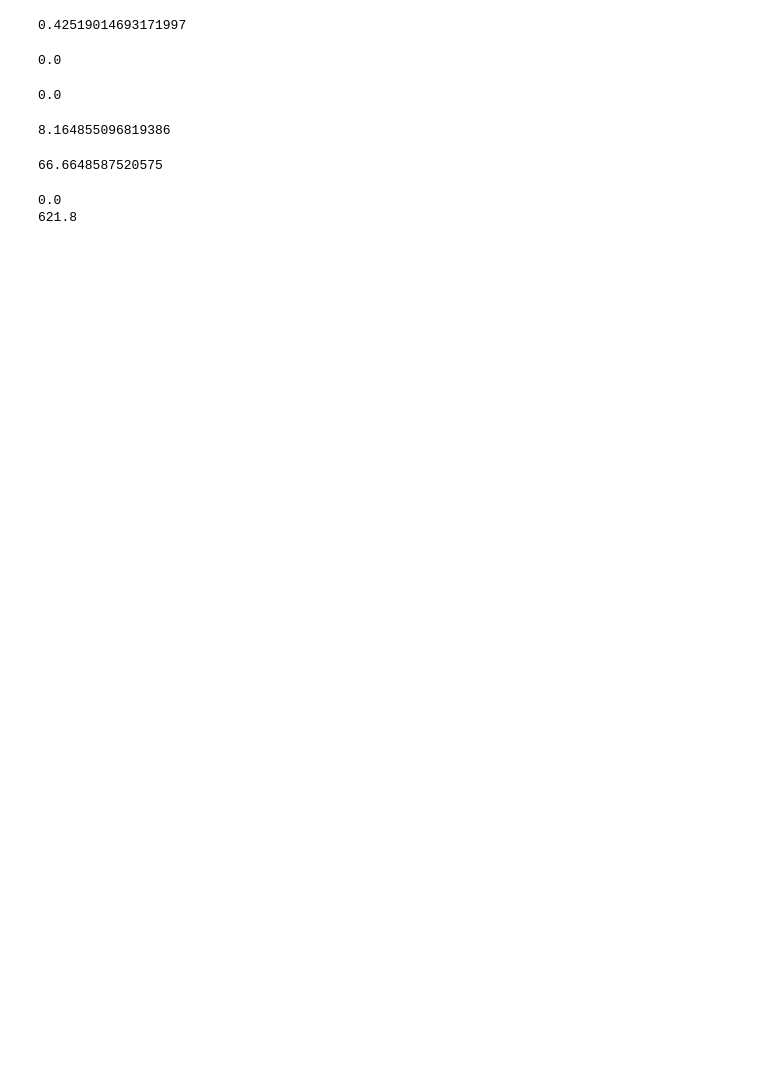
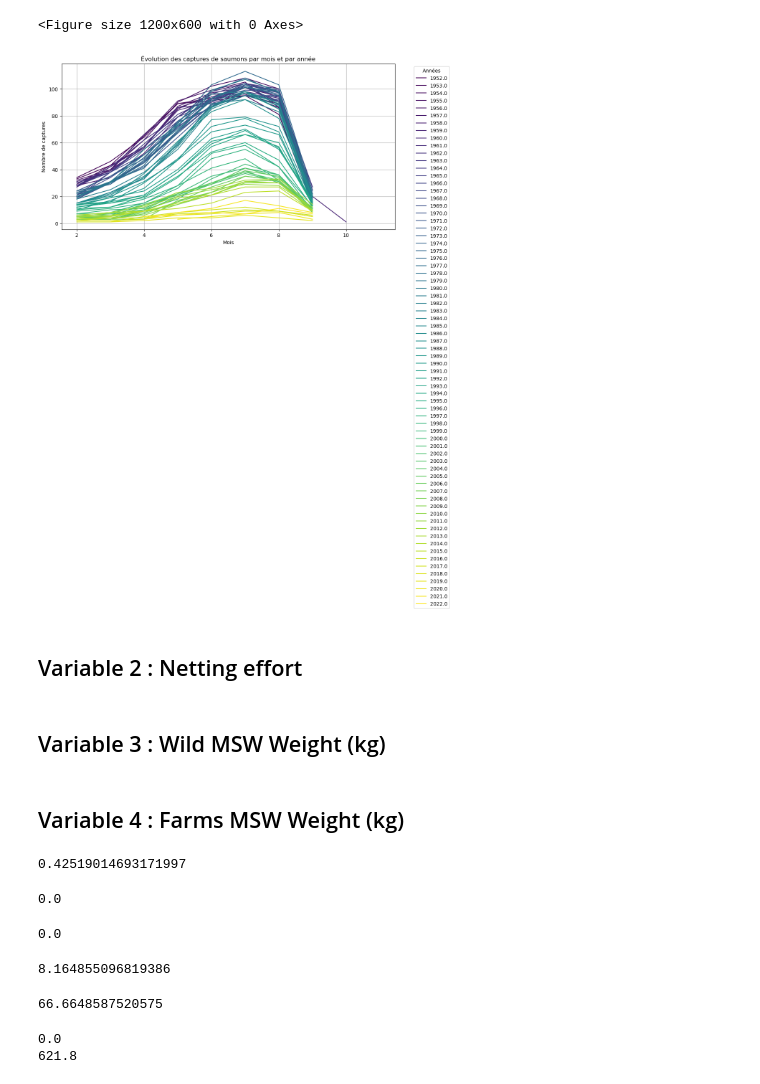
Before and after one commit to F1golfin/projet_stat, a Jupyter notebook: Etude_statistique_Saumons.ipynb, the cells around one changed output. Cells and saved outputs as stored; diff of their text form; code cells hidden in the pictures; blank space fills up the shorter version.

Commit message:
Analyse variable 1

```diff
--- a/Etude_statistique_Saumons.ipynb
+++ b/Etude_statistique_Saumons.ipynb
@@ -42,3 +123,24 @@ Index(['District', 'District ID', 'Report order', 'Region', 'Method', 'Year',
+# %%
+ # Analyse temporelle, évolution des captures par année
+yearly_captures = saumons.groupby(["Year", "Month number"]).size().unstack()
+
+plt.figure(figsize=(12, 6))
+yearly_captures.T.plot(kind="line", figsize=(12, 6), colormap="viridis")
+plt.xlabel("Mois")
+plt.ylabel("Nombre de captures")
+plt.title("Évolution des captures de saumons par mois et par année")
+plt.legend(title="Années", bbox_to_anchor=(1.05, 1), loc='upper left')
+plt.grid()
+plt.show()
+# %% [output]
+<Figure size 1200x600 with 0 Axes>
+[figure, added]
+# %% [markdown]
+## Variable 2 : Netting effort
+# %% [markdown]
+## Variable 3 : Wild MSW Weight (kg)
+# %% [markdown]
+## Variable 4 : Farms MSW Weight (kg)
 # %%
 #Etude de la variable quantitative continue : Farmed MSW weight (kg)
 # %%
```
Also changed, not shown: parts of 11 cells of this notebook.
